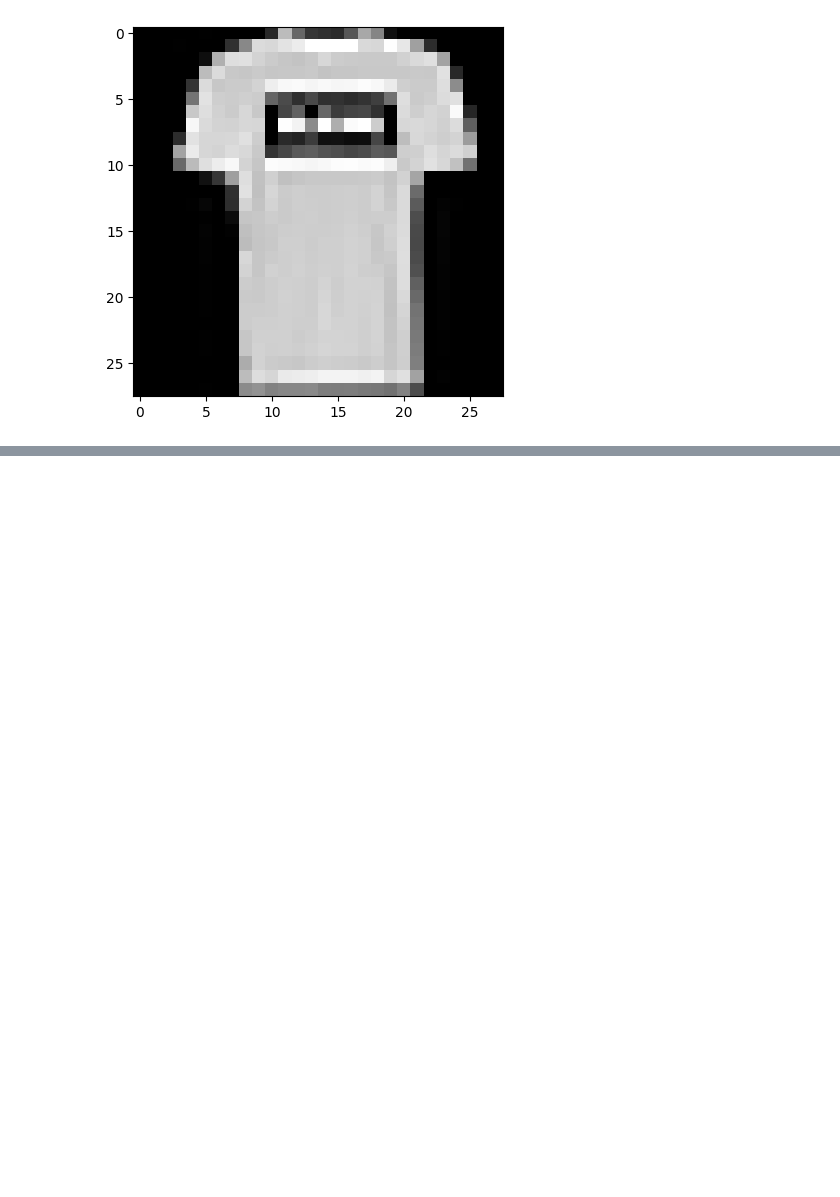
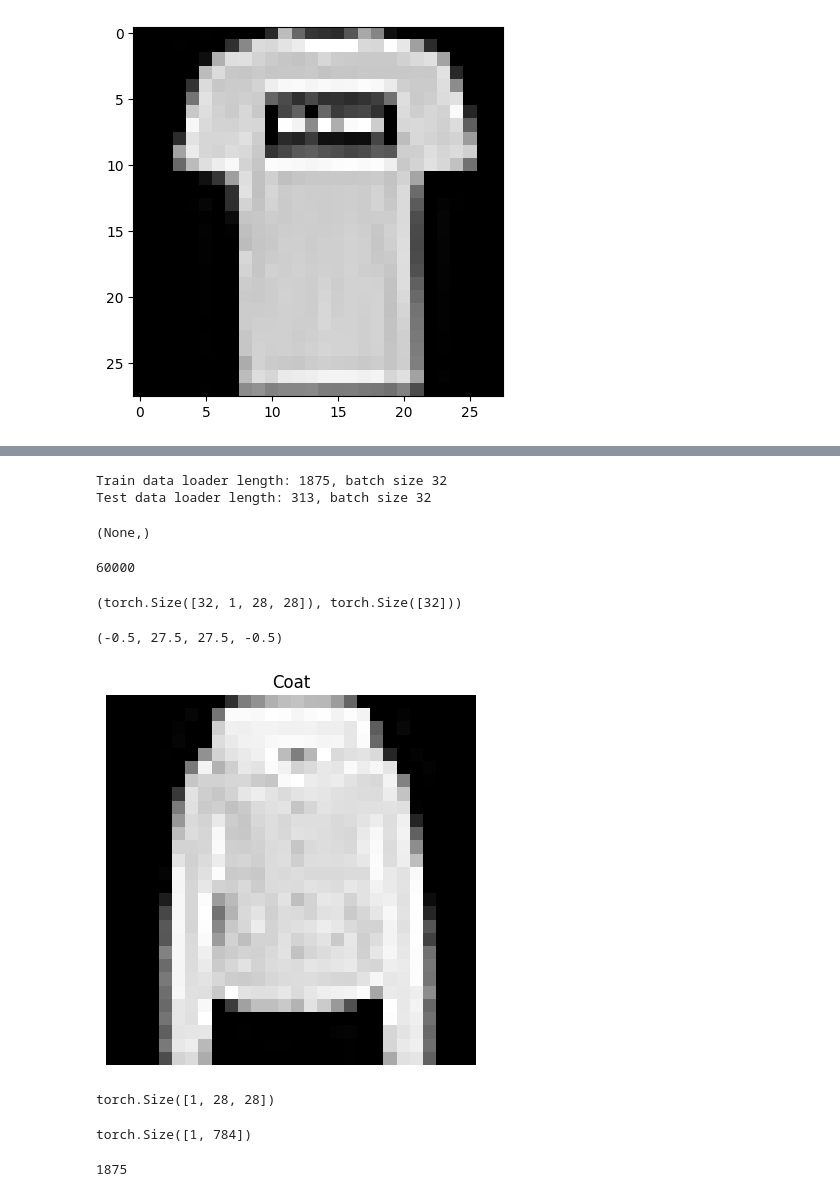
Before and after one commit to zildjianvitoo/pytorch-db, a Jupyter notebook: 03-pytorch-cv/95-torchvision.ipynb, the cells around one changed output, grey strips where cells are left out. Saved outputs shown, nothing was run; the diff lists cells and outputs as text; code cells hidden in the pictures; blank space fills up the shorter version.

Commit message:
learn: 112 build train and testing loop + eval func

```diff
--- a/03-pytorch-cv/95-torchvision.ipynb
+++ b/03-pytorch-cv/95-torchvision.ipynb
@@ -118,0 +130,52 @@ NameError: name 'a' is not defined
+# %%
+from torch.utils.data import DataLoader
+
+BATCH_SIZE = 32
+
+train_dataloader = DataLoader(dataset=train_data,batch_size=BATCH_SIZE,shuffle=True)
+test_dataloader = DataLoader(dataset=test_data,batch_size=BATCH_SIZE,shuffle=False)
+
+print(f"Train data loader length: {len(train_dataloader)}, batch size {train_dataloader.batch_size}"),
+print(
+    f"Test data loader length: {len(test_dataloader)}, batch size {test_dataloader.batch_size}"
+),
+# %% [output]
+Train data loader length: 1875, batch size 32
+Test data loader length: 313, batch size 32
+(None,)
+# %%
+len(train_dataloader.dataset)
+# %% [output]
+60000
+# %%
+train_features_batch ,train_label_batch = next(iter(train_dataloader))
+train_features_batch.shape, train_label_batch.shape
+# %% [output]
+(torch.Size([32, 1, 28, 28]), torch.Size([32]))
+# %%
+random_idx = torch.randint(0,len(train_features_batch),size=(1,)).item()
+img,label = train_features_batch[random_idx],train_label_batch[random_idx]
+
+plt.title(classes_name[label])
+plt.imshow(img.squeeze(),cmap="gray")
+plt.axis(False)
+# %% [output]
+(-0.5, 27.5, 27.5, -0.5)
+[figure, added]
+# %%
+from torch import nn
+flatten_model = nn.Flatten()
+
+x = train_features_batch[0]
+flatten_image = flatten_model(x)
+
+
+print(f"{x.shape}")
+flatten_image.shape
+# %% [output]
+torch.Size([1, 28, 28])
+torch.Size([1, 784])
+# %%
+len(train_dataloader)
+# %% [output]
+1875
```
Also changed, not shown: parts of 16 cells of this notebook.
